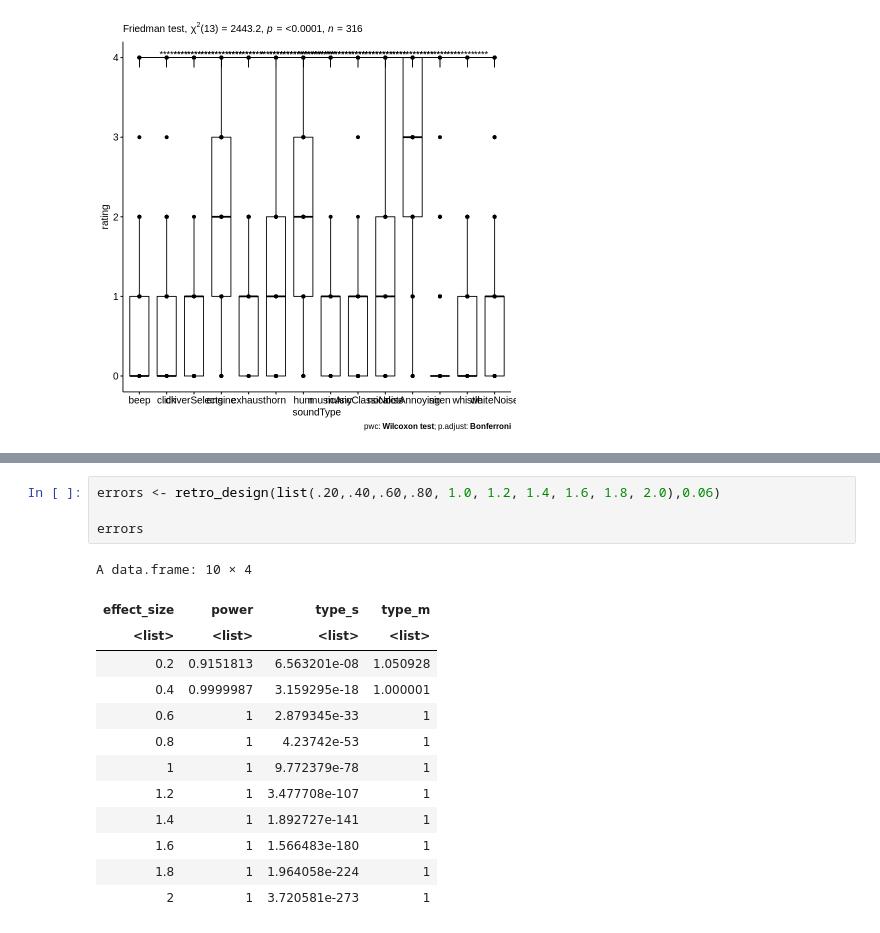
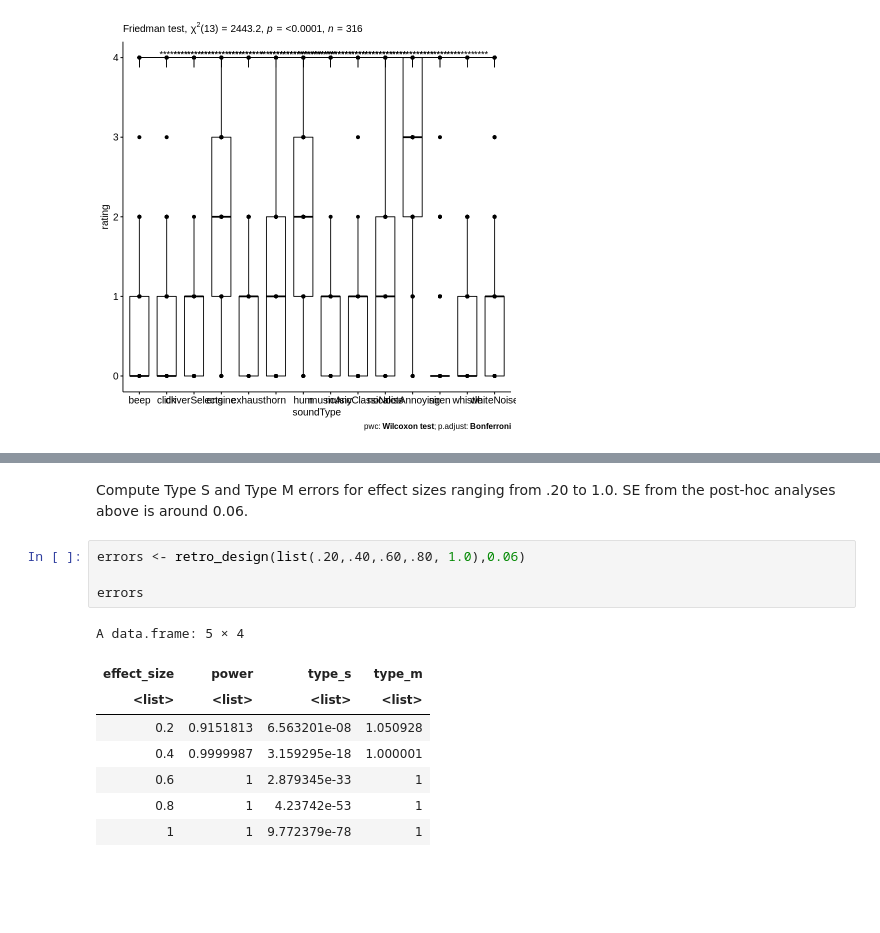
Before and after one commit to cdromcom/3actresearch, a Jupyter notebook: study_2_analyses.ipynb, the cells around one changed output, grey strips where cells are left out. Saved outputs shown, nothing was run; the diff lists cells and outputs as text; blank space fills up the shorter version.

```diff
--- a/study_2_analyses.ipynb
+++ b/study_2_analyses.ipynb
@@ -174,18 +184,15 @@ $typeM
+# %% [markdown]
+Compute Type S and Type M errors for effect sizes ranging from .20 to 1.0. SE from the post-hoc analyses above is around 0.06.
 # %%
-errors <- retro_design(list(.20,.40,.60,.80, 1.0, 1.2, 1.4, 1.6, 1.8, 2.0),0.06)
+errors <- retro_design(list(.20,.40,.60,.80, 1.0),0.06)
 
 errors
 # %% [output]
-A data.frame: 10 × 4
+A data.frame: 5 × 4
 | effect_size | power | type_s | type_m |
 | <list> | <list> | <list> | <list> |
 | 0.2 | 0.9151813 | 6.563201e-08 | 1.050928 |
 | 0.4 | 0.9999987 | 3.159295e-18 | 1.000001 |
 | 0.6 | 1 | 2.879345e-33 | 1 |
 | 0.8 | 1 | 4.23742e-53 | 1 |
 | 1 | 1 | 9.772379e-78 | 1 |
-| 1.2 | 1 | 3.477708e-107 | 1 |
-| 1.4 | 1 | 1.892727e-141 | 1 |
-| 1.6 | 1 | 1.566483e-180 | 1 |
-| 1.8 | 1 | 1.964058e-224 | 1 |
-| 2 | 1 | 3.720581e-273 | 1 |
```
Also changed, not shown: parts of 13 cells of this notebook.
